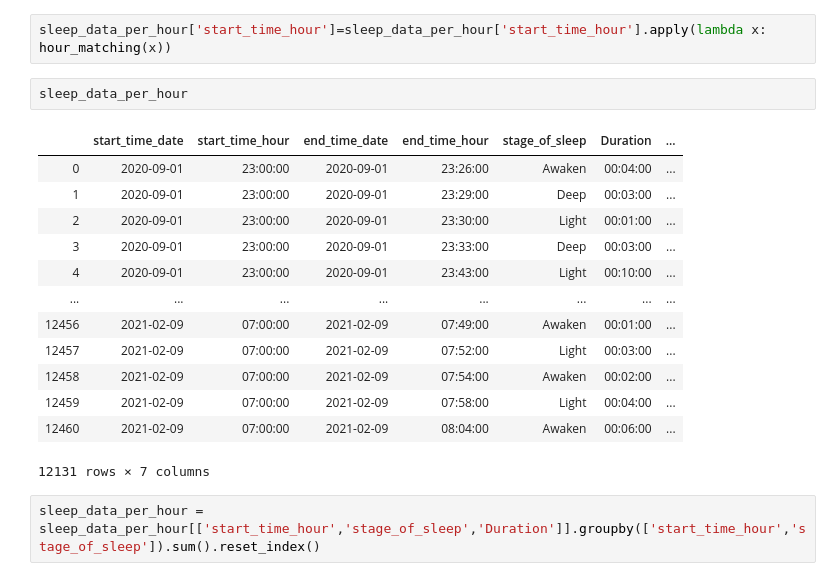
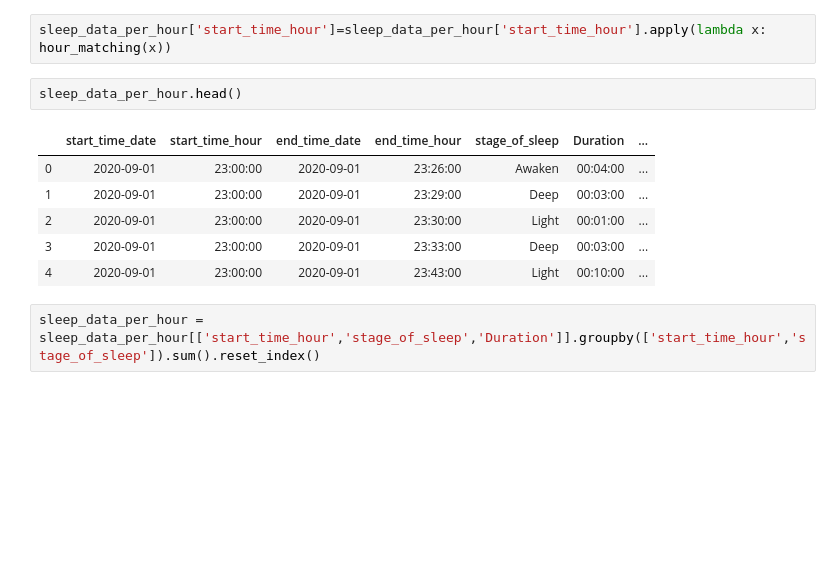
Before and after one commit to SalimAmarti/Sleep_Analysis, a Jupyter notebook: Sleep analysis.ipynb, the cells around one changed output. Drawn from its saved outputs; the diff is of its cells as text; blank space fills up the shorter version.

```diff
--- a/Sleep analysis.ipynb
+++ b/Sleep analysis.ipynb
@@ -368,21 +356,14 @@ def hour_matching(x):
 # %%
 sleep_data_per_hour['start_time_hour']=sleep_data_per_hour['start_time_hour'].apply(lambda x: hour_matching(x))
 # %%
-sleep_data_per_hour
+sleep_data_per_hour.head()
 # %% [output]
 |  | start_time_date | start_time_hour | end_time_date | end_time_hour | stage_of_sleep | Duration | ... |
 | 0 | 2020-09-01 | 23:00:00 | 2020-09-01 | 23:26:00 | Awaken | 00:04:00 | ... |
 | 1 | 2020-09-01 | 23:00:00 | 2020-09-01 | 23:29:00 | Deep | 00:03:00 | ... |
 | 2 | 2020-09-01 | 23:00:00 | 2020-09-01 | 23:30:00 | Light | 00:01:00 | ... |
 | 3 | 2020-09-01 | 23:00:00 | 2020-09-01 | 23:33:00 | Deep | 00:03:00 | ... |
 | 4 | 2020-09-01 | 23:00:00 | 2020-09-01 | 23:43:00 | Light | 00:10:00 | ... |
-| ... | ... | ... | ... | ... | ... | ... | ... |
-| 12456 | 2021-02-09 | 07:00:00 | 2021-02-09 | 07:49:00 | Awaken | 00:01:00 | ... |
-| 12457 | 2021-02-09 | 07:00:00 | 2021-02-09 | 07:52:00 | Light | 00:03:00 | ... |
-| 12458 | 2021-02-09 | 07:00:00 | 2021-02-09 | 07:54:00 | Awaken | 00:02:00 | ... |
-| 12459 | 2021-02-09 | 07:00:00 | 2021-02-09 | 07:58:00 | Light | 00:04:00 | ... |
-| 12460 | 2021-02-09 | 07:00:00 | 2021-02-09 | 08:04:00 | Awaken | 00:06:00 | ... |
-12131 rows × 7 columns
 # %%
 sleep_data_per_hour = sleep_data_per_hour[['start_time_hour','stage_of_sleep','Duration']].groupby(['start_time_hour','stage_of_sleep']).sum().reset_index()
 # %%
```
Also changed, not shown: parts of 23 cells of this notebook.
